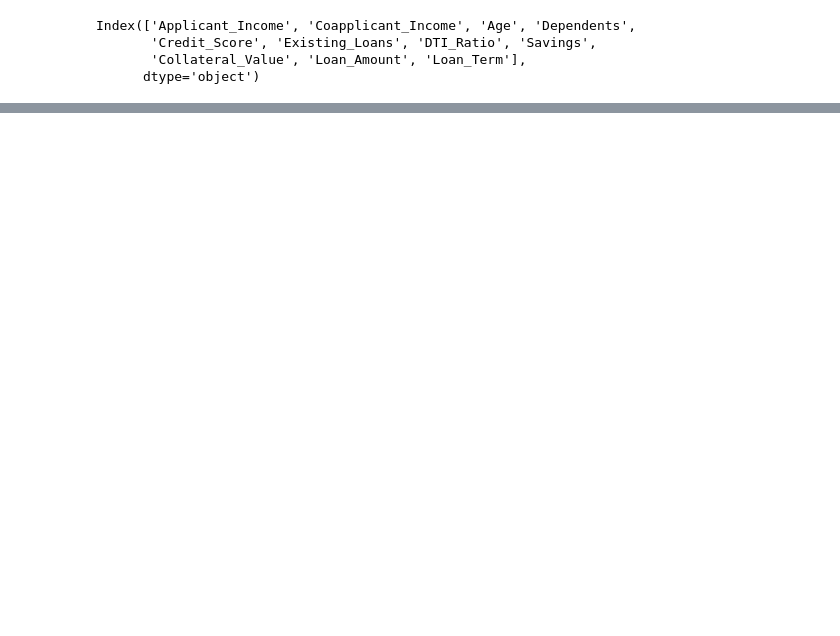
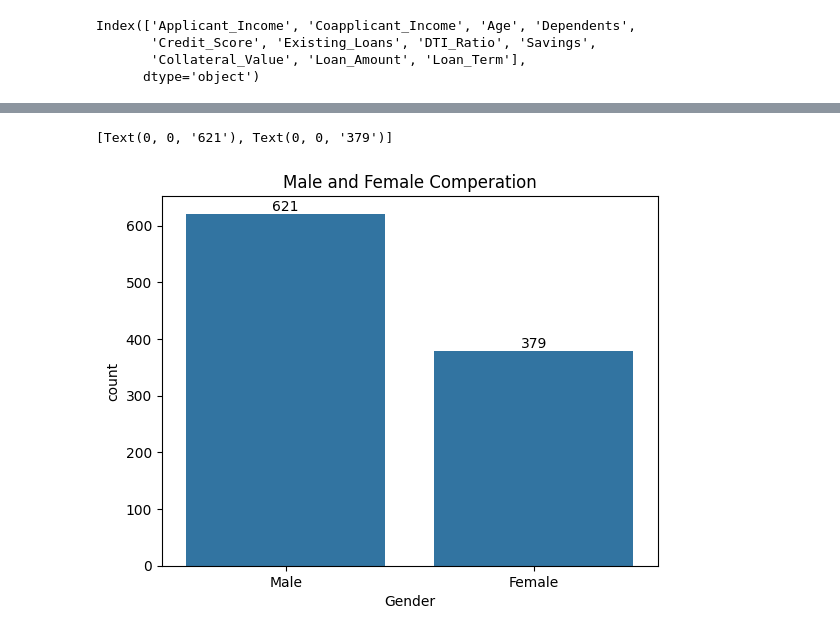
Before and after one commit to Ishu335/CreditWise-Loan-System-, a Jupyter notebook: credit_wise.ipynb, the cells around one changed output, grey strips where cells are left out. Saved outputs shown, nothing was run; the diff lists cells and outputs as text; code cells hidden in the pictures; blank space fills up the shorter version.

```diff
--- a/credit_wise.ipynb
+++ b/credit_wise.ipynb
@@ -102,9 +124,11 @@ plt.title("Loan approved ")
 # %%
 gender_count=df["Gender"].value_counts()
-gender_count=df[""].value_counts()
 ax=sns.barplot(gender_count)
 ax.set_title("Male and Female Comperation")
 ax.bar_label(ax.containers[0])
+# %% [output]
+[Text(0, 0, '621'), Text(0, 0, '379')]
+[figure, added]
 # %%
 gender_count=df["Gender"].value_counts()
 loan_approv_count=df[df["Loan_Approved"]=="Yes"]["Gender"].value_counts()
```
Also changed, not shown: parts of 44 cells of this notebook.
